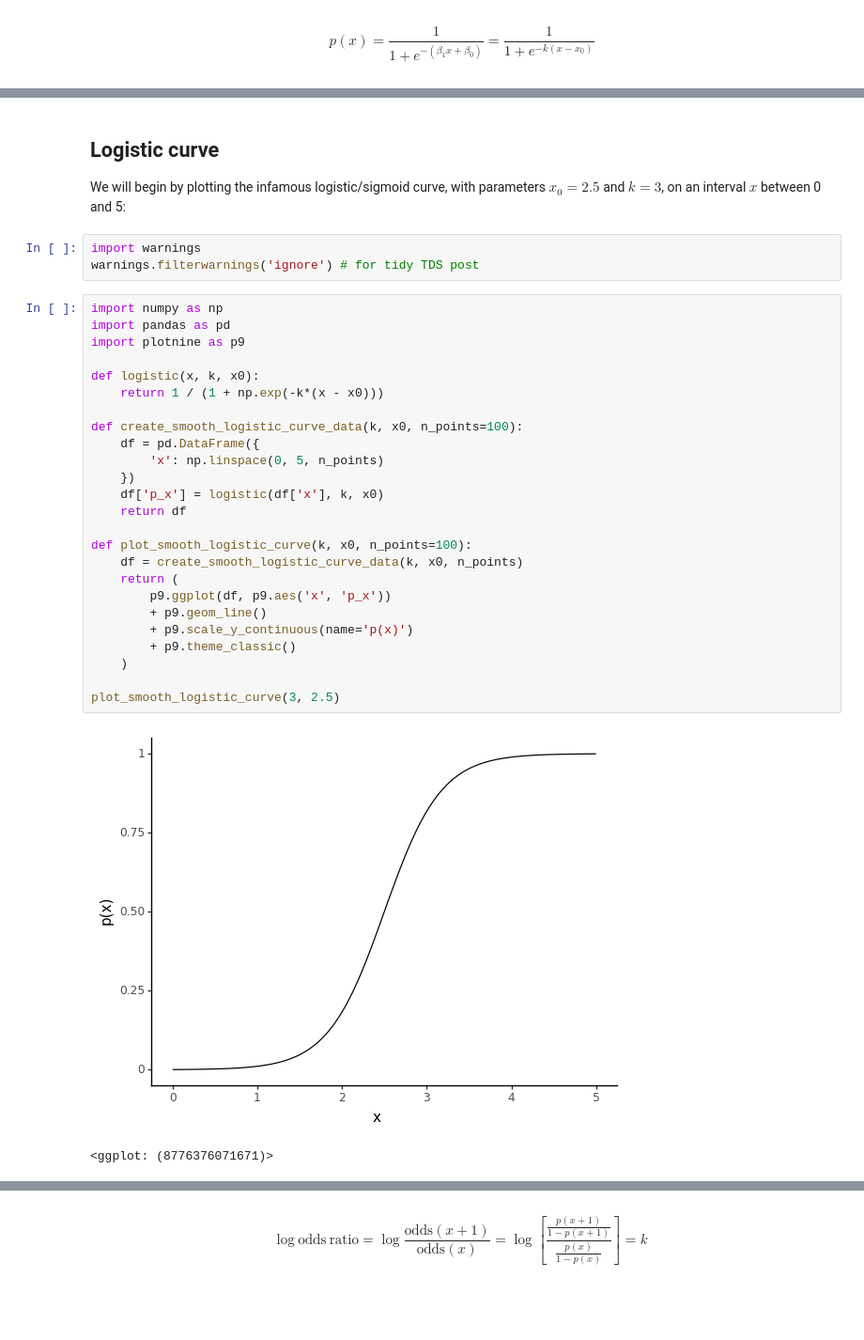
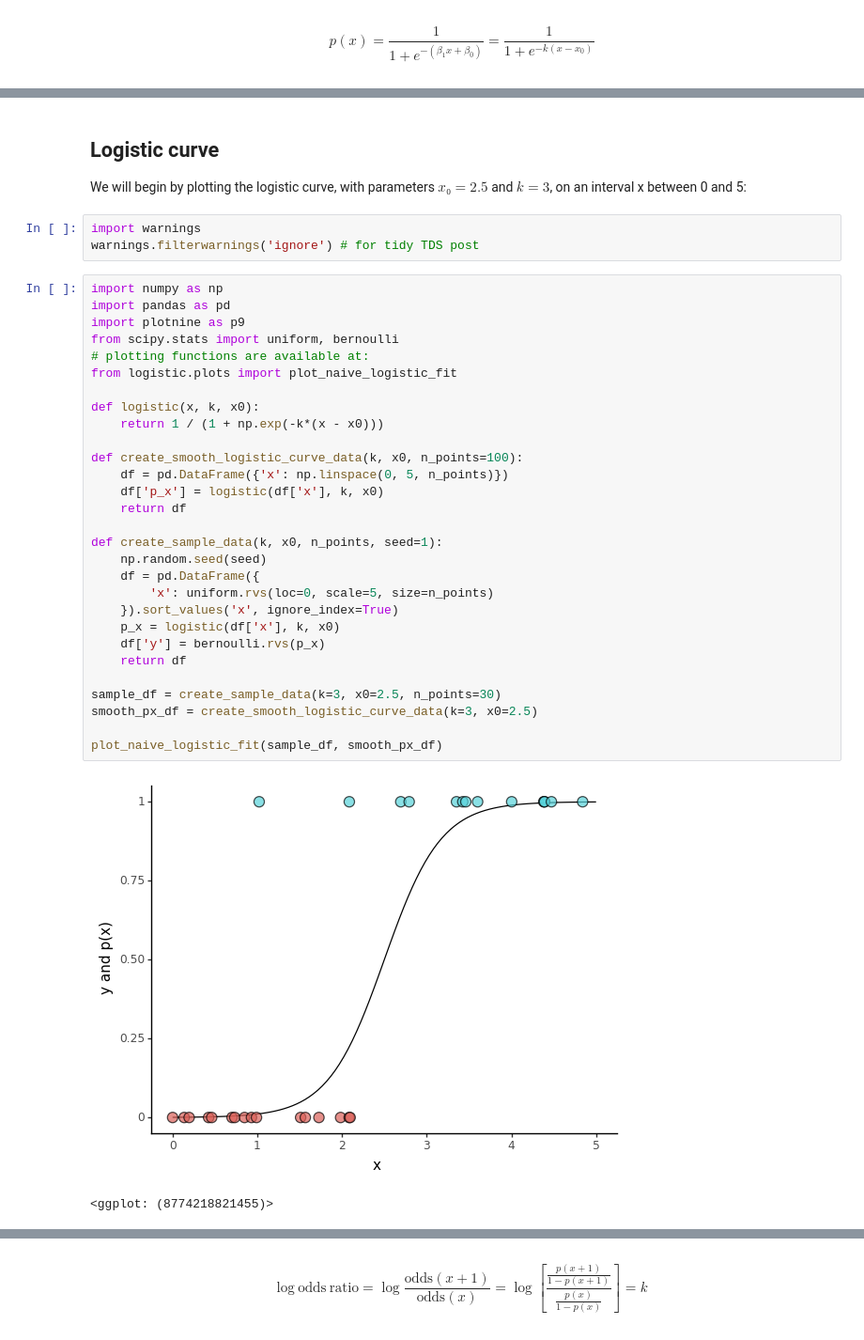
Before and after one commit to igor-sb/blog, a Jupyter notebook: posts/logistic_regression.ipynb, the cells around one changed output, grey strips where cells are left out. Shown at 94% size. Cells and saved outputs as stored; diff of their text form; blank space fills up the shorter version.

```diff
--- a/posts/logistic_regression.ipynb
+++ b/posts/logistic_regression.ipynb
@@ -45,36 +30,40 @@ In the last part we swapped from $\beta_1$ and $\beta_0$ to $k$ and $x_0$ as par
 # %% [markdown]
 ## Logistic curve
 
-We will begin by plotting the infamous logistic/sigmoid curve, with parameters $x_0 = 2.5$ and $k = 3$, on an interval $x$ between 0 and 5:
+We will begin by plotting the logistic curve, with parameters $x₀ = 2.5$ and $k = 3$, on an interval x between 0 and 5:
 # %%
 import warnings
 warnings.filterwarnings('ignore') # for tidy TDS post
 # %%
 import numpy as np
 import pandas as pd
 import plotnine as p9
+from scipy.stats import uniform, bernoulli
+# plotting functions are available at:
+from logistic.plots import plot_naive_logistic_fit
 
 def logistic(x, k, x0):
     return 1 / (1 + np.exp(-k*(x - x0)))
 
 def create_smooth_logistic_curve_data(k, x0, n_points=100):
-    df = pd.DataFrame({
-        'x': np.linspace(0, 5, n_points)
-    })
+    df = pd.DataFrame({'x': np.linspace(0, 5, n_points)})
     df['p_x'] = logistic(df['x'], k, x0)
     return df
 
-def plot_smooth_logistic_curve(k, x0, n_points=100):
-    df = create_smooth_logistic_curve_data(k, x0, n_points)
-    return (
-        p9.ggplot(df, p9.aes('x', 'p_x'))
-	    + p9.geom_line()
-        + p9.scale_y_continuous(name='p(x)')
-        + p9.theme_classic()
-    )
+def create_sample_data(k, x0, n_points, seed=1):
+    np.random.seed(seed)
+    df = pd.DataFrame({
+        'x': uniform.rvs(loc=0, scale=5, size=n_points)
+    }).sort_values('x', ignore_index=True)
+    p_x = logistic(df['x'], k, x0)
+    df['y'] = bernoulli.rvs(p_x)
+    return df
 
-plot_smooth_logistic_curve(3, 2.5)
+sample_df = create_sample_data(k=3, x0=2.5, n_points=30)
+smooth_px_df = create_smooth_logistic_curve_data(k=3, x0=2.5)
+
+plot_naive_logistic_fit(sample_df, smooth_px_df)
 # %% [output]
-[figure, old version]
+[figure, new version]
-<ggplot: (8776376071671)>
+<ggplot: (8774218821455)>
 # %% [markdown]
```
Also changed, not shown: parts of 62 cells of this notebook.
